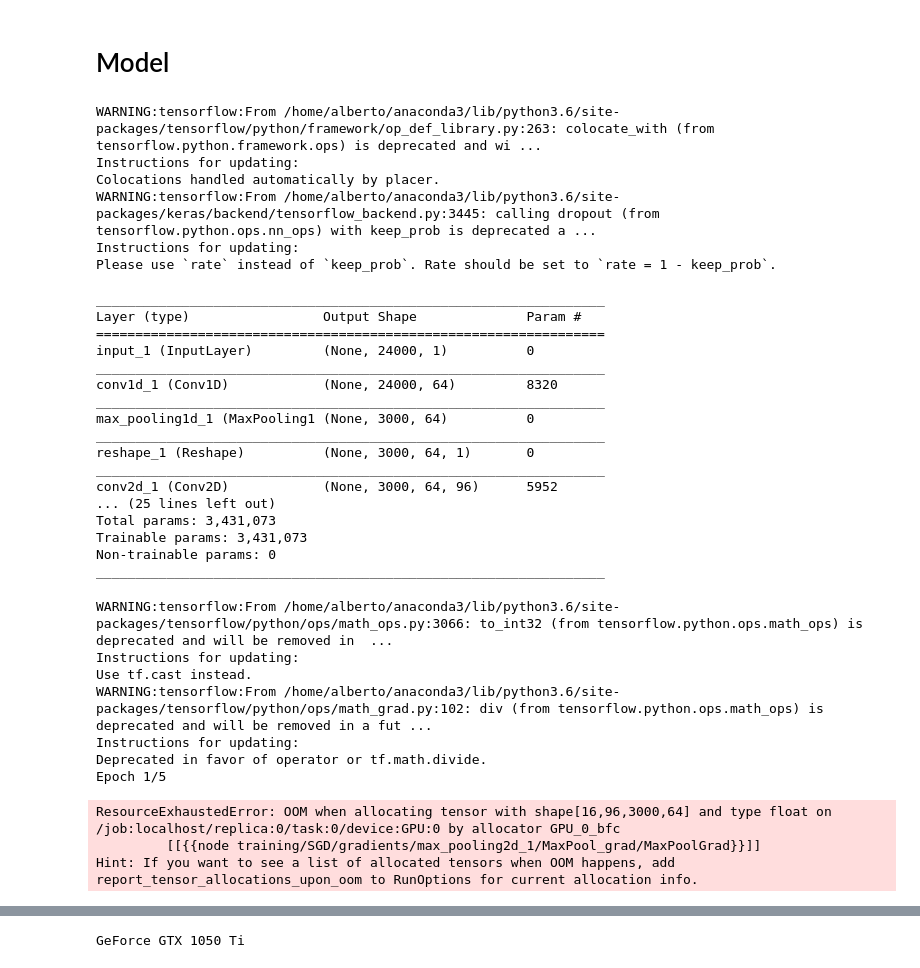
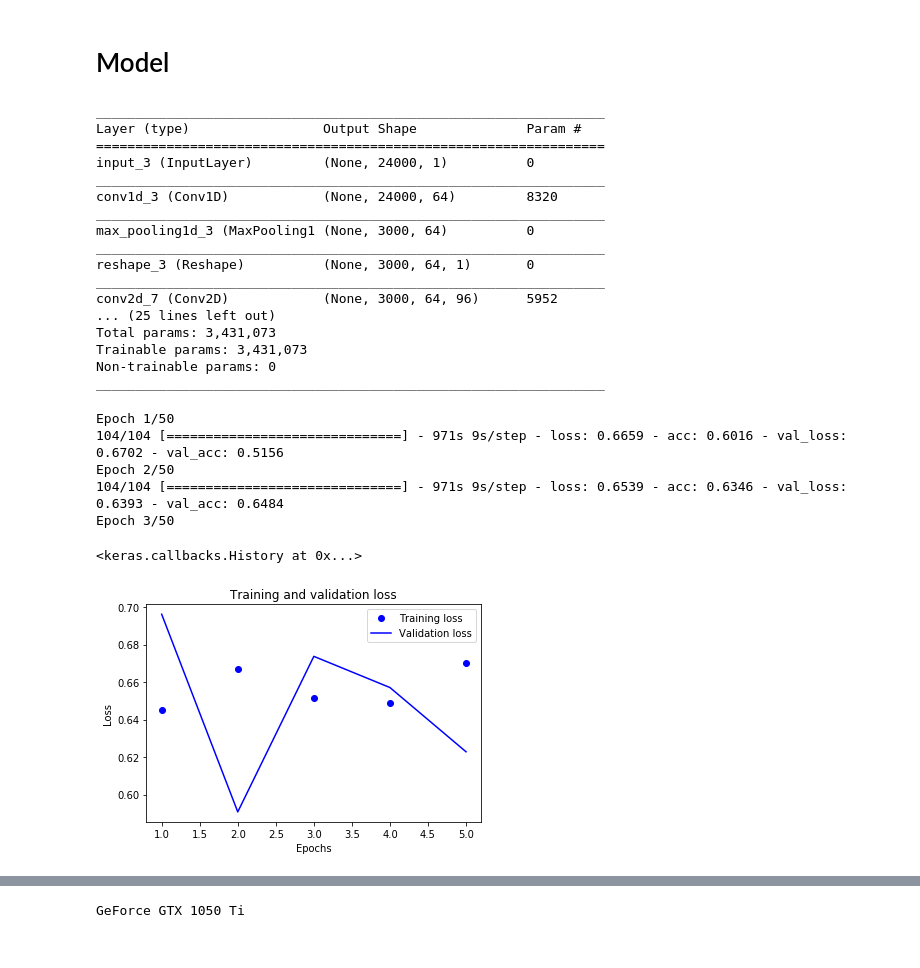
Before and after one commit to yurikaminski/AIDL19-DeepSales, a Jupyter notebook: model_paper.ipynb, the cells around one changed output, grey strips where cells are left out. Drawn from its saved outputs; the diff is of its cells as text; code cells hidden in the pictures.

```diff
--- a/model_paper.ipynb
+++ b/model_paper.ipynb
@@ -95,20 +93,13 @@ avgpool = layers.AveragePooling2D((5,1))(pool4)
 flatten = layers.Flatten()(avgpool)
 
 dense1 = layers.MaxoutDense(output_dim=128,nb_feature=2)(flatten)
-dropout1 = layers.Dropout(0.5)(dense1)
+dropout1 = layers.Dropout(0.10)(dense1)
 dense2 = layers.MaxoutDense(output_dim=64, nb_feature=2)(dropout1)
-dropout2 = layers.Dropout(0.5)(dense2)
+dropout2 = layers.Dropout(0.10)(dense2)
 
 # max_out = maximum([Dense(neurons, **dense_args)(input_layer) for _ in range(n_pieces)])
 
 output = layers.Dense(1, activation="sigmoid")(dropout2)
-# %% [output]
-WARNING:tensorflow:From /home/alberto/anaconda3/lib/python3.6/site-packages/tensorflow/python/framework/op_def_library.py:263: colocate_with (from tensorflow.python.framework.ops) is deprecated and wi ...
-Instructions for updating:
-Colocations handled automatically by placer.
-WARNING:tensorflow:From /home/alberto/anaconda3/lib/python3.6/site-packages/keras/backend/tensorflow_backend.py:3445: calling dropout (from tensorflow.python.ops.nn_ops) with keep_prob is deprecated a ...
-Instructions for updating:
-Please use `rate` instead of `keep_prob`. Rate should be set to `rate = 1 - keep_prob`.
 # %%
 model = Model(inputs=inputs, outputs=output)
 model.summary()
@@ -116,15 +107,15 @@ model.summary()
 _________________________________________________________________
 Layer (type)                 Output Shape              Param #
 =================================================================
-input_1 (InputLayer)         (None, 24000, 1)          0
+input_3 (InputLayer)         (None, 24000, 1)          0
 _________________________________________________________________
-conv1d_1 (Conv1D)            (None, 24000, 64)         8320
+conv1d_3 (Conv1D)            (None, 24000, 64)         8320
 _________________________________________________________________
-max_pooling1d_1 (MaxPooling1 (None, 3000, 64)          0
+max_pooling1d_3 (MaxPooling1 (None, 3000, 64)          0
 _________________________________________________________________
-reshape_1 (Reshape)          (None, 3000, 64, 1)       0
+reshape_3 (Reshape)          (None, 3000, 64, 1)       0
 _________________________________________________________________
-conv2d_1 (Conv2D)            (None, 3000, 64, 96)      5952
+conv2d_7 (Conv2D)            (None, 3000, 64, 96)      5952
 ... (25 lines left out)
 Total params: 3,431,073
 Trainable params: 3,431,073
@@ -136,18 +127,41 @@ model.compile(optimizer='SGD',
               metrics=['accuracy'],
               target_tensors=[label])
 # %%
+epochs=50
+batchsize=512
 history = model.fit(epochs=epochs,
                     steps_per_epoch=int(train_samples/batchsize),
                     validation_data=(val_sound, val_label),
                     validation_steps=int(val_samples/batchsize))
 # %% [output]
-WARNING:tensorflow:From /home/alberto/anaconda3/lib/python3.6/site-packages/tensorflow/python/ops/math_ops.py:3066: to_int32 (from tensorflow.python.ops.math_ops) is deprecated and will be removed in  ...
-Instructions for updating:
-Use tf.cast instead.
-WARNING:tensorflow:From /home/alberto/anaconda3/lib/python3.6/site-packages/tensorflow/python/ops/math_grad.py:102: div (from tensorflow.python.ops.math_ops) is deprecated and will be removed in a fut ...
-Instructions for updating:
-Deprecated in favor of operator or tf.math.divide.
-Epoch 1/5
+Epoch 1/50
+104/104 [==============================] - 971s 9s/step - loss: 0.6659 - acc: 0.6016 - val_loss: 0.6702 - val_acc: 0.5156
+Epoch 2/50
+104/104 [==============================] - 971s 9s/step - loss: 0.6539 - acc: 0.6346 - val_loss: 0.6393 - val_acc: 0.6484
+Epoch 3/50
-ResourceExhaustedError: OOM when allocating tensor with shape[16,96,3000,64] and type float on /job:localhost/replica:0/task:0/device:GPU:0 by allocator GPU_0_bfc
-         [[{{node training/SGD/gradients/max_pooling2d_1/MaxPool_grad/MaxPoolGrad}}]]
-Hint: If you want to see a list of allocated tensors when OOM happens, add report_tensor_allocations_upon_oom to RunOptions for current allocation info.
+# %%
+history_old = history
+# %% [output]
+<keras.callbacks.History at 0x...>
+# %%
+import matplotlib.pyplot as plt
+
+acc = history.history['acc']
+val_acc = history.history['val_acc']
+loss = history.history['loss']
+val_loss = history.history['val_loss']
+
+epochs = range(1, len(acc) + 1)
+
+# "bo" is for "blue dot"
+plt.plot(epochs, loss, 'bo', label='Training loss')
+# b is for "solid blue line"
+plt.plot(epochs, val_loss, 'b', label='Validation loss')
+plt.title('Training and validation loss')
+plt.xlabel('Epochs')
+plt.ylabel('Loss')
+plt.legend()
+
+plt.show()
+# %% [output]
+[figure, added]
```
Also changed, not shown: parts of 4 cells of this notebook.
